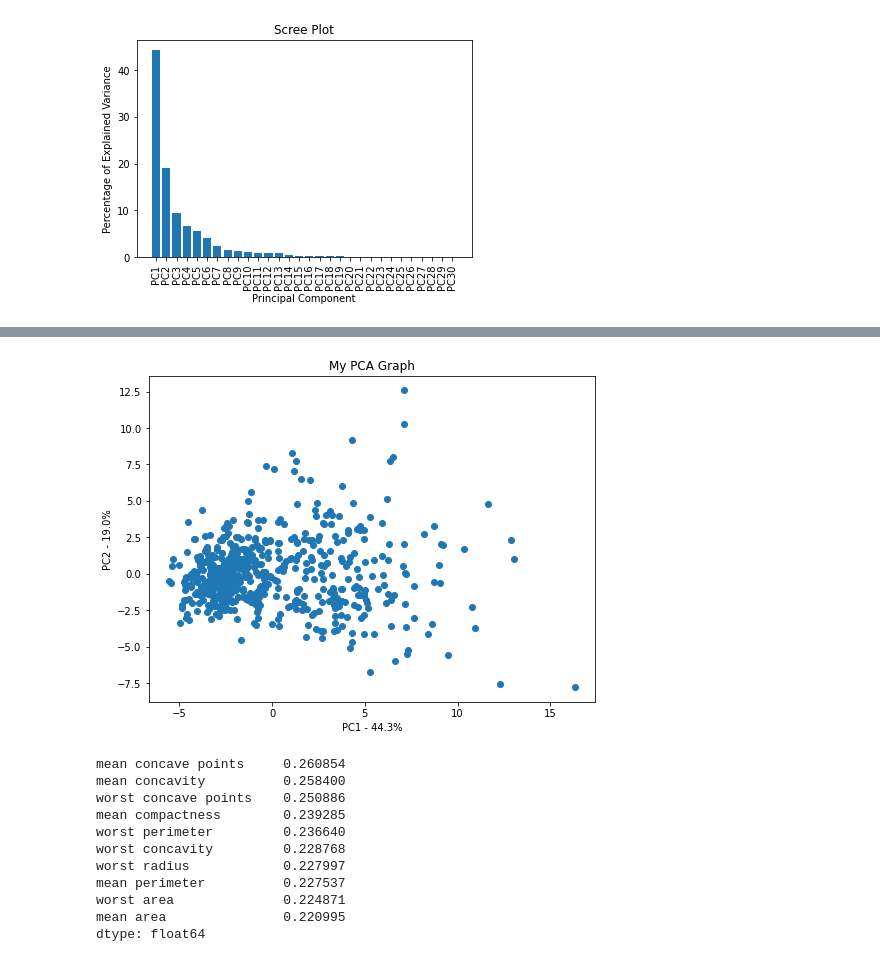
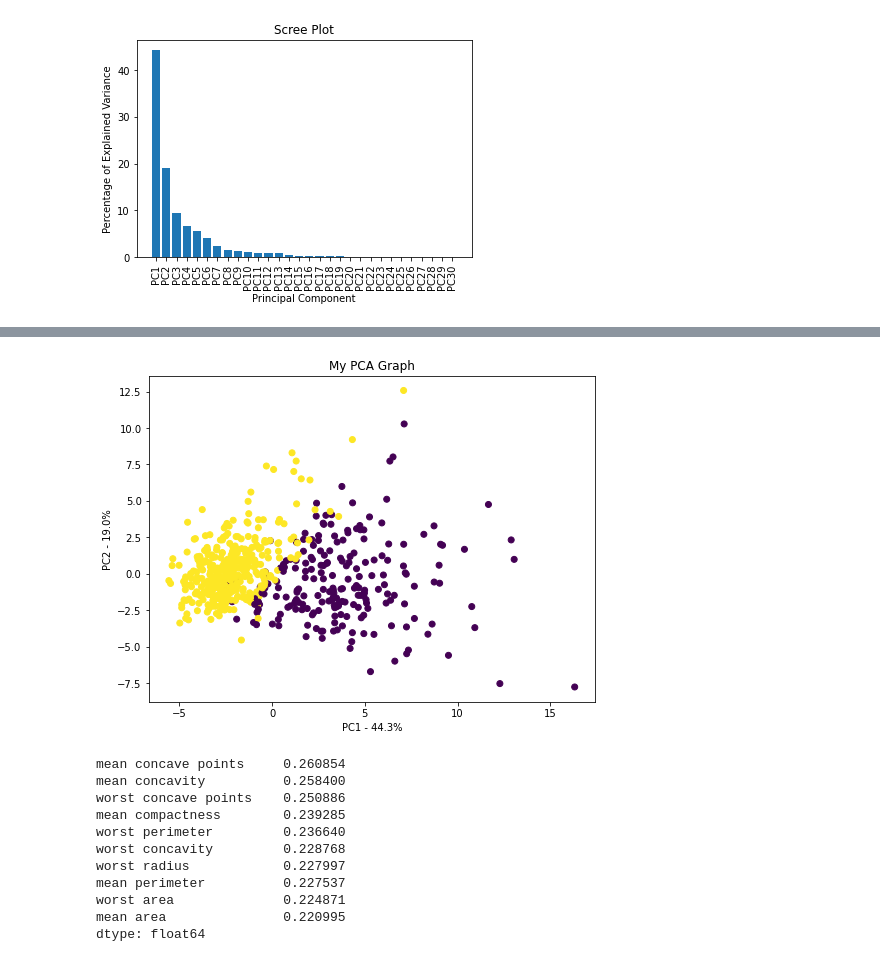
Before and after one commit to Subasree514/Machine_learning_practice, a Jupyter notebook: PCA/cancer_uci.ipynb, the cells around one changed output, grey strips where cells are left out. Saved outputs shown, nothing was run; the diff lists cells and outputs as text; code cells hidden in the pictures.

Commit message:
plot update

```diff
--- a/PCA/cancer_uci.ipynb
+++ b/PCA/cancer_uci.ipynb
@@ -89,18 +112,18 @@ plt.show()
 # %%
 #the following code makes a fancy looking plot using PC1 and PC2
 pca_df = pd.DataFrame(pca_data, index=data.index, columns=labels)
 plt.figure(figsize=(8,6))
-plt.scatter(pca_df.PC1, pca_df.PC2)
+plt.scatter(pca_df.iloc[:,0],pca_df.iloc[:,1],c=cancer_dictionary['target'])
 plt.title('My PCA Graph')
 plt.xlabel('PC1 - {0}%'.format(per_var[0]))
 plt.ylabel('PC2 - {0}%'.format(per_var[1]))
 
 #for sample in pca_df.index:
 #    plt.annotate(sample, (pca_df.PC1.loc[sample], pca_df.PC2.loc[sample]))
 
 plt.show()
 # %% [output]
-[figure, old version]
+[figure, new version]
 # %%
 loading_scores = pd.Series(pca.components_[0], index=data.columns)
 ## now sort the loading scores based on their magnitude
```
Also changed, not shown: parts of 3 cells of this notebook.
